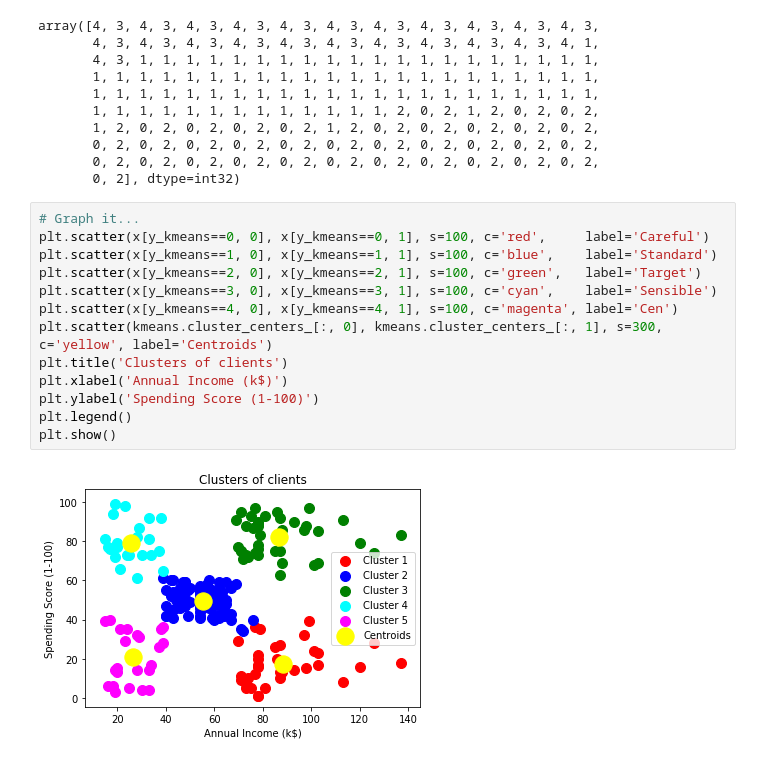
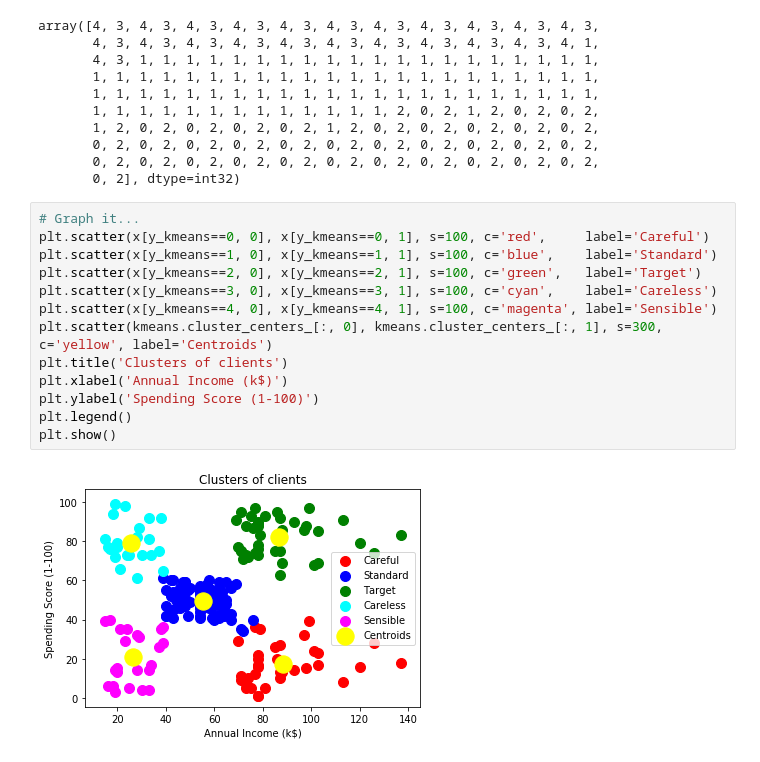
Before and after one commit to IVIURRAY/Machine-Learning-Playground, a Jupyter notebook: 4.0 - Clustering/k_mean_clustering.ipynb, the cells around one changed output. Saved outputs shown, nothing was run; the diff lists cells and outputs as text.

```diff
--- a/4.0 - Clustering/k_mean_clustering.ipynb
+++ b/4.0 - Clustering/k_mean_clustering.ipynb
@@ -94,15 +96,15 @@ array([4, 3, 4, 3, 4, 3, 4, 3, 4, 3, 4, 3, 4, 3, 4, 3, 4, 3, 4, 3, 4, 3,
 # %%
 # Graph it...
 plt.scatter(x[y_kmeans==0, 0], x[y_kmeans==0, 1], s=100, c='red',     label='Careful')
 plt.scatter(x[y_kmeans==1, 0], x[y_kmeans==1, 1], s=100, c='blue',    label='Standard')
 plt.scatter(x[y_kmeans==2, 0], x[y_kmeans==2, 1], s=100, c='green',   label='Target')
-plt.scatter(x[y_kmeans==3, 0], x[y_kmeans==3, 1], s=100, c='cyan',    label='Sensible')
-plt.scatter(x[y_kmeans==4, 0], x[y_kmeans==4, 1], s=100, c='magenta', label='Cen')
+plt.scatter(x[y_kmeans==3, 0], x[y_kmeans==3, 1], s=100, c='cyan',    label='Careless')
+plt.scatter(x[y_kmeans==4, 0], x[y_kmeans==4, 1], s=100, c='magenta', label='Sensible')
 plt.scatter(kmeans.cluster_centers_[:, 0], kmeans.cluster_centers_[:, 1], s=300, c='yellow', label='Centroids')
 plt.title('Clusters of clients')
 plt.xlabel('Annual Income (k$)')
 plt.ylabel('Spending Score (1-100)')
 plt.legend()
 plt.show()
 # %% [output]
-[figure, old version]
+[figure, new version]
```
Also changed, not shown: parts of 1 cell of this notebook.
